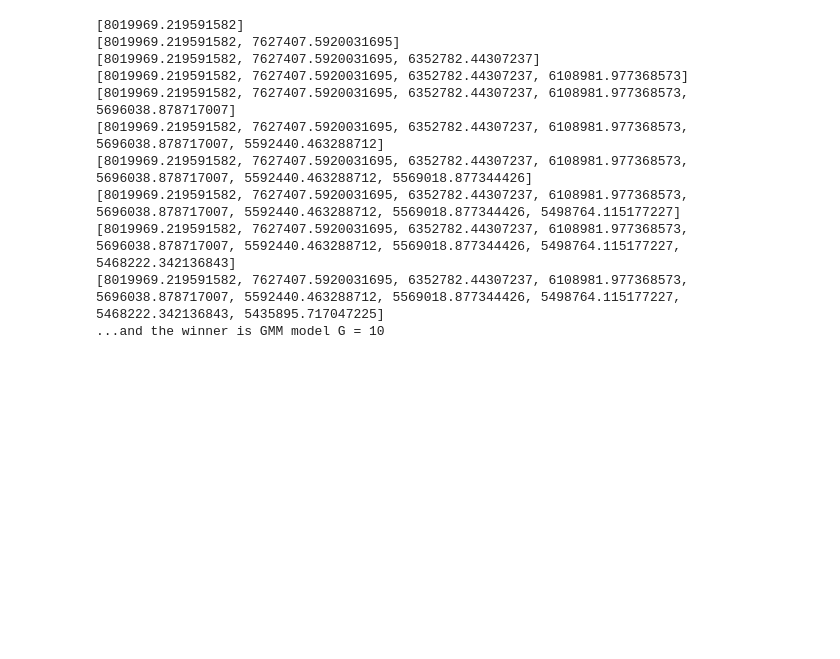
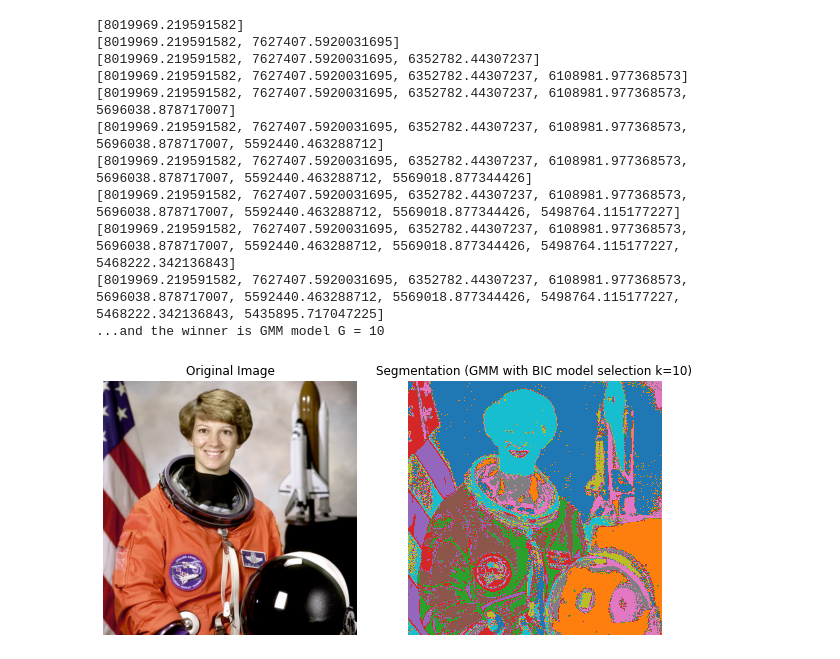
Before and after one commit to raulbenitez/PRML_exploratory_analysis, a Jupyter notebook: SOLUTION_PRML_P12_clustering_2023.ipynb, the cells around one changed output. Drawn from its saved outputs; the diff is of its cells as text; code cells hidden in the pictures; blank space fills up the shorter version.

```diff
--- a/SOLUTION_PRML_P12_clustering_2023.ipynb
+++ b/SOLUTION_PRML_P12_clustering_2023.ipynb
@@ -196,19 +196,21 @@ gmm_win = mixture.GaussianMixture(n_components=idx_winner+1,covariance_type='ful
 # %%
 v_gmm = gmm_win.fit_predict(v_I) # Predict GMM cluster labels for each pixel
 I_gmm_bic = np.reshape(v_gmm,(IC.shape[0],IC.shape[1])) # reshape back to original image size
 
 n_clus = idx_winner+1
 
 fig = plt.figure(figsize=(10, 10))
 gs = gridspec.GridSpec(1, 2)
 
 ax1 = fig.add_subplot(gs[0,0])
-ax1.imshow(I, cmap=plt.cm.gray)
+ax1.imshow(IC, cmap=plt.cm.gray)
 ax1.set_title('Original Image')
 ax1.set_axis_off()
 
 ax2 = fig.add_subplot(gs[0,1])
 ax2.imshow(I_gmm_bic, cmap=plt.cm.tab10)
 ax2.set_title('Segmentation (GMM with BIC model selection k={})'.format(n_clus))
 ax2.set_axis_off()
 plt.show()
+# %% [output]
+[figure, added]
```
